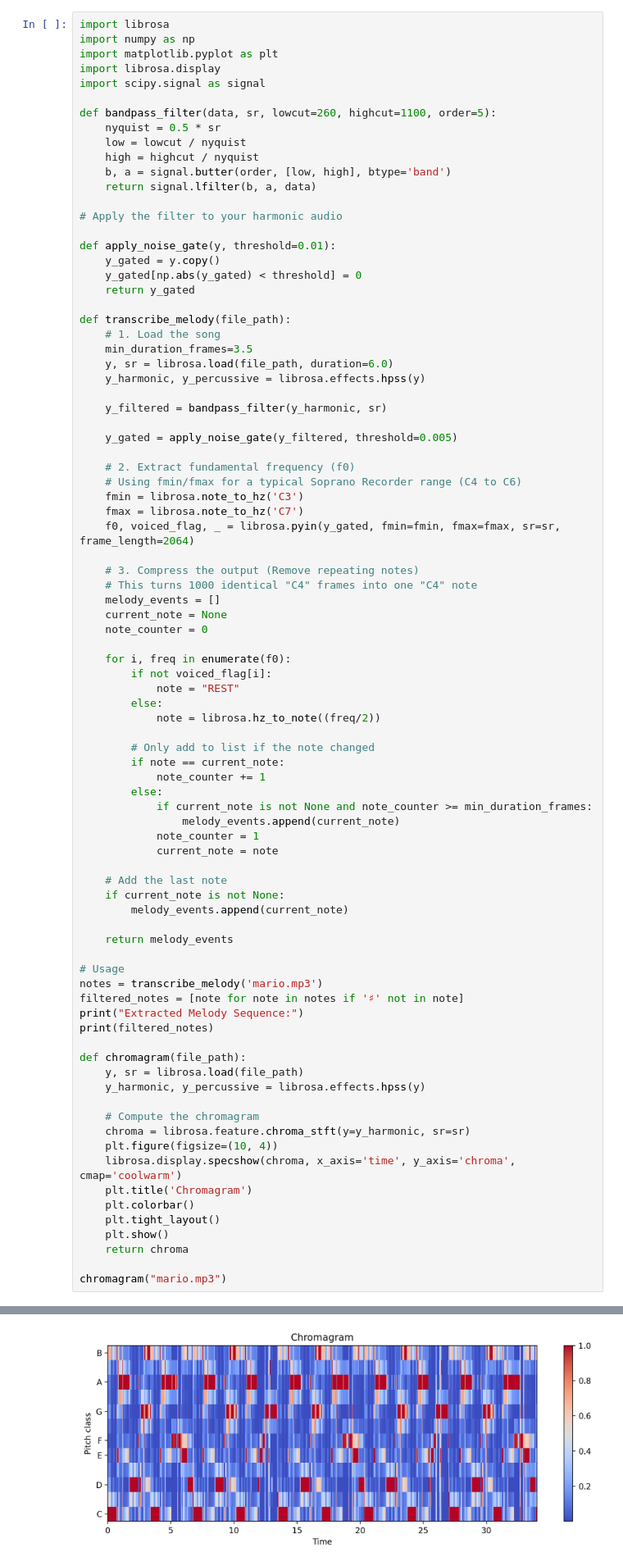
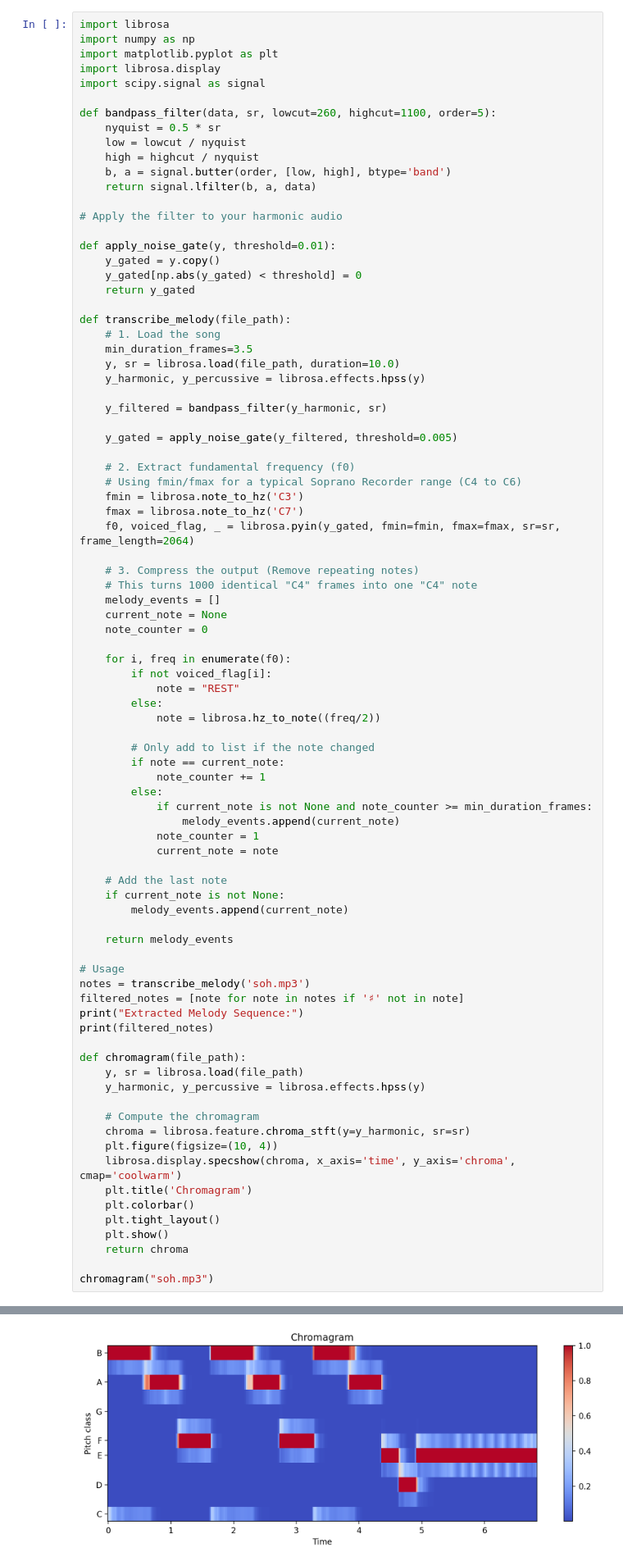
Before and after one commit to Madvillainism/Amaterasu-, a Jupyter notebook: ZeldaRecorder.ipynb, the cells around one changed output, grey strips where cells are left out. Shown at 82% size. Drawn from its saved outputs; the diff is of its cells as text.

```diff
--- a/ZeldaRecorder.ipynb
+++ b/ZeldaRecorder.ipynb
@@ -24,7 +24,7 @@ def apply_noise_gate(y, threshold=0.01):
 def transcribe_melody(file_path):
     # 1. Load the song
     min_duration_frames=3.5
-    y, sr = librosa.load(file_path, duration=6.0)
+    y, sr = librosa.load(file_path, duration=10.0)
     y_harmonic, y_percussive = librosa.effects.hpss(y)
 
     y_filtered = bandpass_filter(y_harmonic, sr)
@@ -65,7 +65,7 @@ def transcribe_melody(file_path):
     return melody_events
 
 # Usage
-notes = transcribe_melody('mario.mp3')
+notes = transcribe_melody('soh.mp3')
 filtered_notes = [note for note in notes if '♯' not in note]
 print("Extracted Melody Sequence:")
 print(filtered_notes)
@@ -84,6 +84,6 @@ def chromagram(file_path):
     plt.show()
     return chroma
 
-chromagram("mario.mp3")
+chromagram("soh.mp3")
 # %% [output]
 Extracted Melody Sequence:
@@ -91 +91 @@ Extracted Melody Sequence:
-[figure, old version]
+[figure, new version]
```
Also changed, not shown: parts of 1 cell of this notebook.
